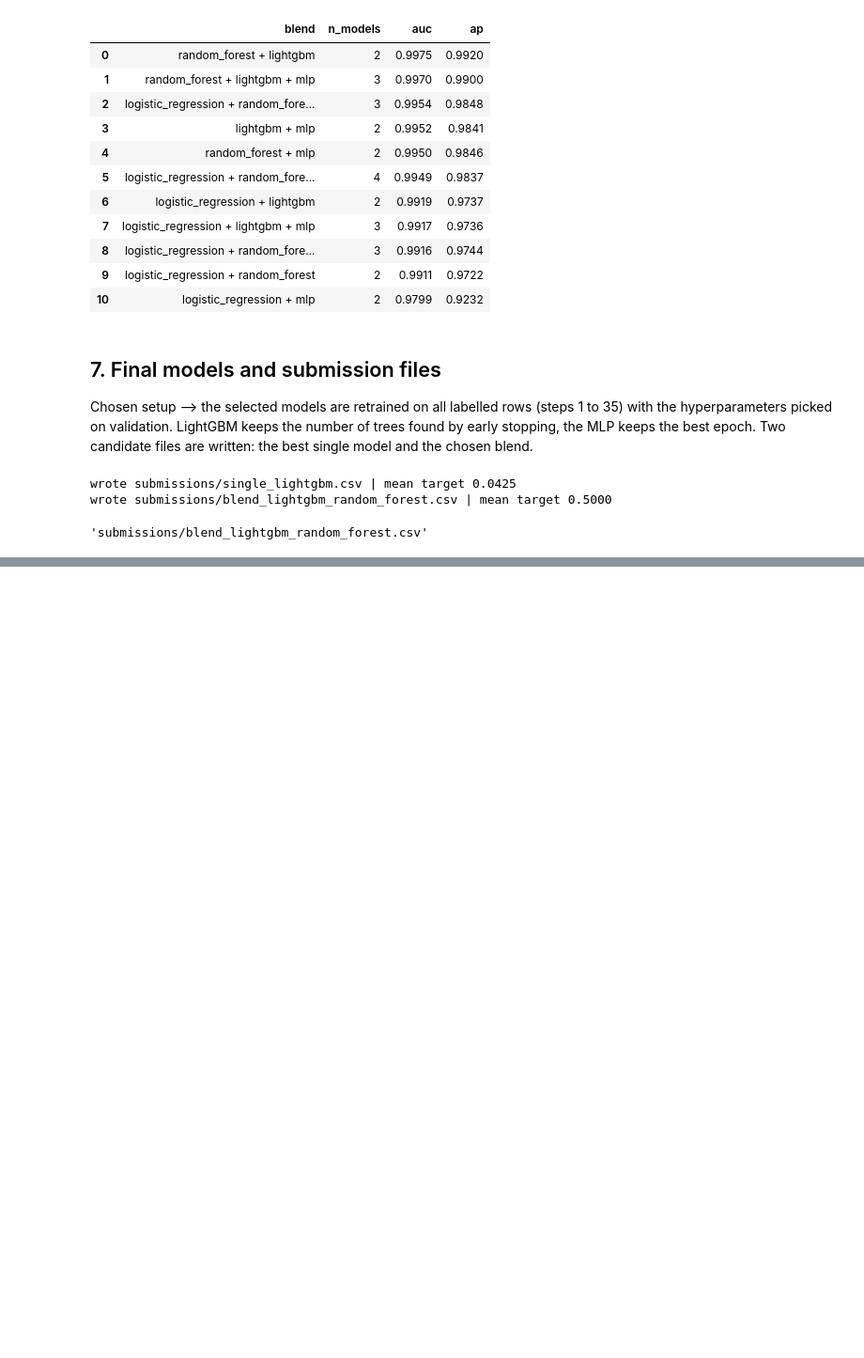
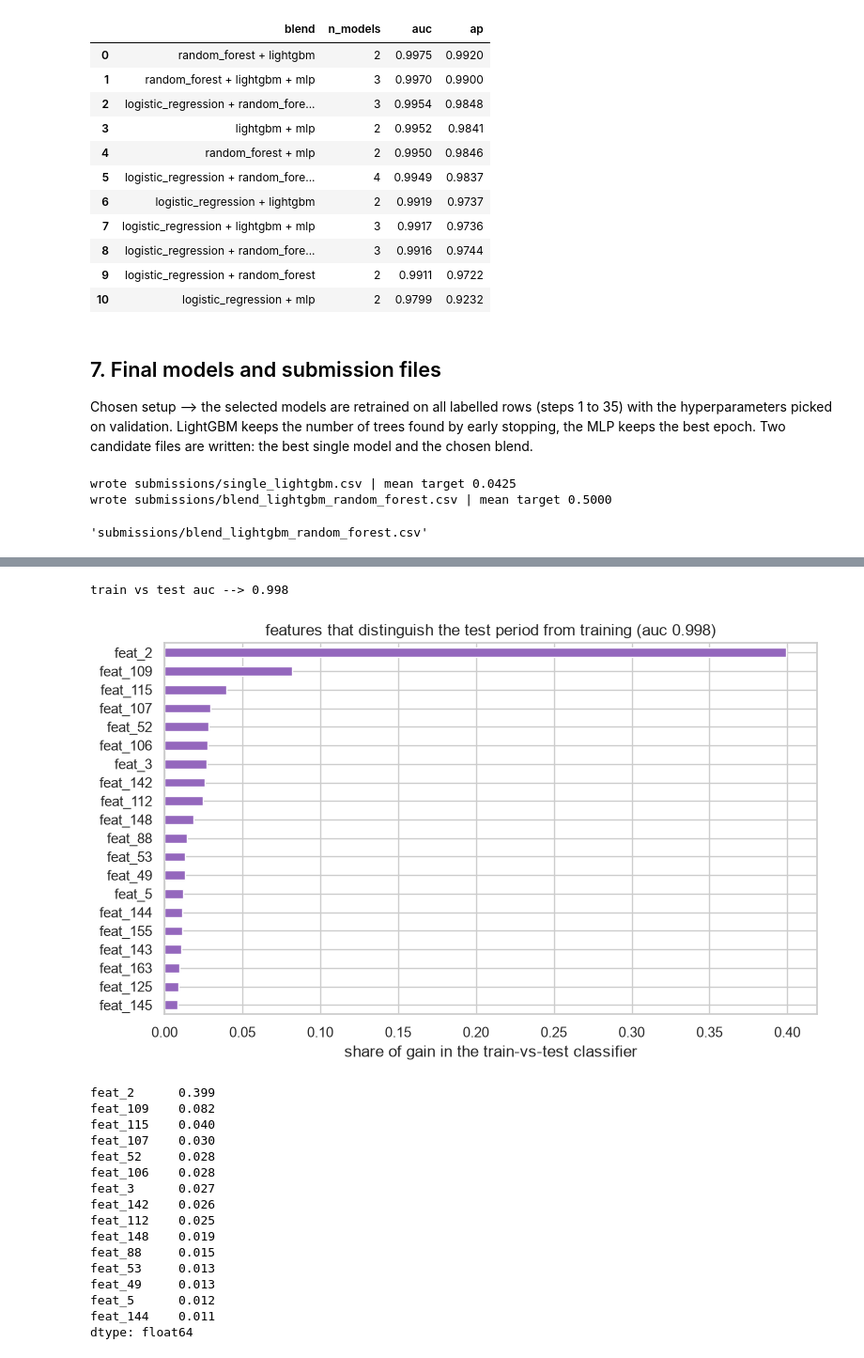
Before and after one commit to ykwong2002/bt4012-kaggle-competition, a Jupyter notebook: e1155727.ipynb, the cells around one changed output, grey strips where cells are left out. Shown at 94% size. Drawn from its saved outputs; the diff is of its cells as text; code cells hidden in the pictures; blank space fills up the shorter version.

Commit message:
add adversarial validation and drift variants, log leaderboard scores
Co-Authored-By: Claude Fable 5.1 <noreply@anthropic.com>

```diff
--- a/e1155727.ipynb
+++ b/e1155727.ipynb
@@ -1025,0 +1032,44 @@ wrote submissions/blend_lightgbm_random_forest.csv | mean target 0.5000
+# %%
+from sklearn.model_selection import StratifiedKFold, cross_val_predict
+
+def adversarial_check(features, n_estimators=150):
+    # train rows vs test rows --> which features make the two periods look different
+    X = np.vstack([train_df[features].values, test_df[features].values])
+    y = np.r_[np.zeros(len(train_df)), np.ones(len(test_df))]
+    clf = lgb.LGBMClassifier(n_estimators=n_estimators, learning_rate=0.1, num_leaves=31, random_state=SEED, verbose=-1, n_jobs=-1)
+    prob = cross_val_predict(clf, X, y, cv=StratifiedKFold(3, shuffle=True, random_state=SEED), method='predict_proba')[:, 1]
+    clf.fit(X, y)
+    imp = pd.Series(clf.booster_.feature_importance(importance_type='gain'), index=features)
+    return metrics.roc_auc_score(y, prob), (imp / imp.sum()).sort_values(ascending=False)
+
+adv_auc, adv_imp = adversarial_check(kept_features)
+print('train vs test auc --> {:.3f}'.format(adv_auc))
+adv_imp.rename('share_of_gain').to_csv(os.path.join(OUT_DIR, 'adversarial_importance.csv'))
+
+fig, ax = plt.subplots(figsize=(8, 5))
+adv_imp.head(20).iloc[::-1].plot(kind='barh', ax=ax, color='tab:purple')
+ax.set_xlabel('share of gain in the train-vs-test classifier')
+ax.set_title('features that distinguish the test period from training (auc {:.3f})'.format(adv_auc))
+plt.tight_layout()
+plt.savefig(os.path.join(OUT_DIR, 'adversarial_importance.png'), bbox_inches='tight')
+plt.show()
+adv_imp.head(15).round(3)
+# %% [output]
+train vs test auc --> 0.998
+[figure, added]
+feat_2      0.399
+feat_109    0.082
+feat_115    0.040
+feat_107    0.030
+feat_52     0.028
+feat_106    0.028
+feat_3      0.027
+feat_142    0.026
+feat_112    0.025
+feat_148    0.019
+feat_88     0.015
+feat_53     0.013
+feat_49     0.013
+feat_5      0.012
+feat_144    0.011
+dtype: float64
```
Also changed, not shown: parts of 11 cells of this notebook, 1 other file.
